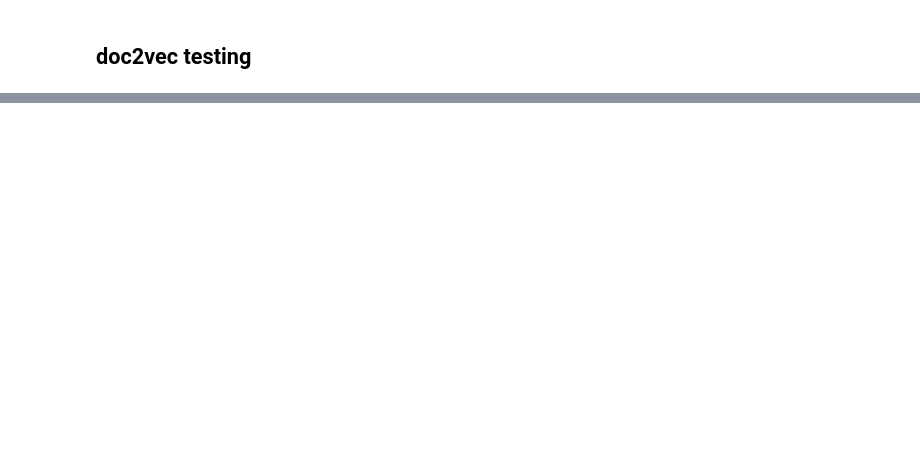
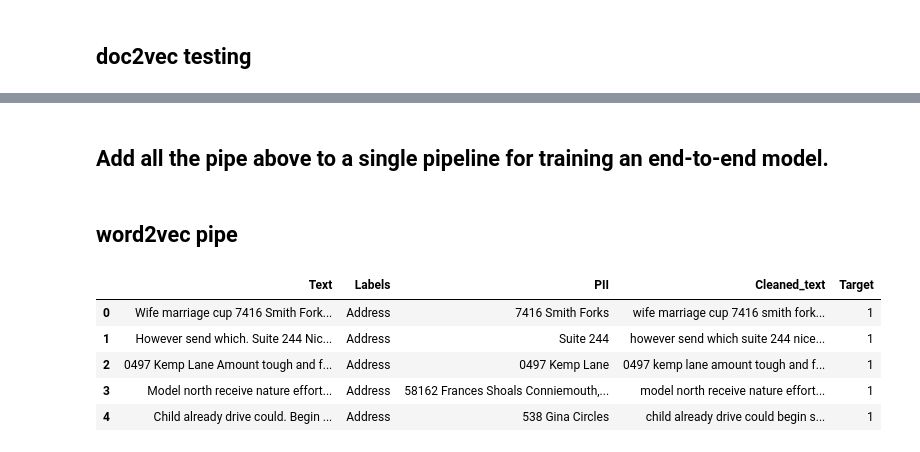
Before and after one commit to edwardcooper/data-sentry, a Jupyter notebook: model/nlp-pipe.ipynb, the cells around one changed output, grey strips where cells are left out. Cells and saved outputs as stored; diff of their text form; code cells hidden in the pictures; blank space fills up the shorter version.

```diff
--- a/model/nlp-pipe.ipynb
+++ b/model/nlp-pipe.ipynb
@@ -292,0 +295,4 @@ transforming while training doc2vec model with new data.
+# %% [markdown]
+## Add all the pipe above to a single pipeline for training an end-to-end model.
+# %% [markdown]
+## word2vec pipe
@@ -292,0 +309,11 @@ transforming while training doc2vec model with new data.
+# %%
+pipe_test_data = pd.read_csv("../clean_data/Cleaned_test_text_with_pii_2018_12_31_05_35_46_815414.csv")
+# %%
+pipe_test_data.head()
+# %% [output]
+|  | Text | Labels | PII | Cleaned_text | Target |
+| 0 | Wife marriage cup 7416 Smith Fork... | Address | 7416 Smith Forks | wife marriage cup 7416 smith fork... | 1 |
+| 1 | However send which. Suite 244 Nic... | Address | Suite 244 | however send which suite 244 nice... | 1 |
+| 2 | 0497 Kemp Lane Amount tough and f... | Address | 0497 Kemp Lane | 0497 kemp lane amount tough and f... | 1 |
+| 3 | Model north receive nature effort... | Address | 58162 Frances Shoals Conniemouth,... | model north receive nature effort... | 1 |
+| 4 | Child already drive could. Begin ... | Address | 538 Gina Circles | child already drive could begin s... | 1 |
```
Also changed, not shown: parts of 17 cells of this notebook.
